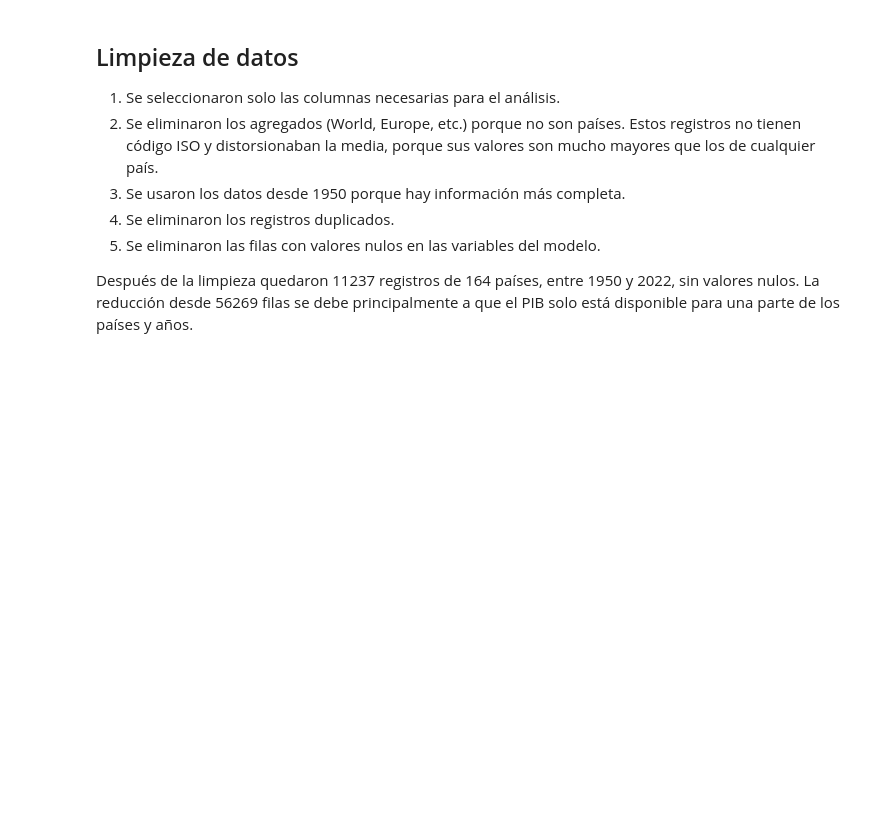
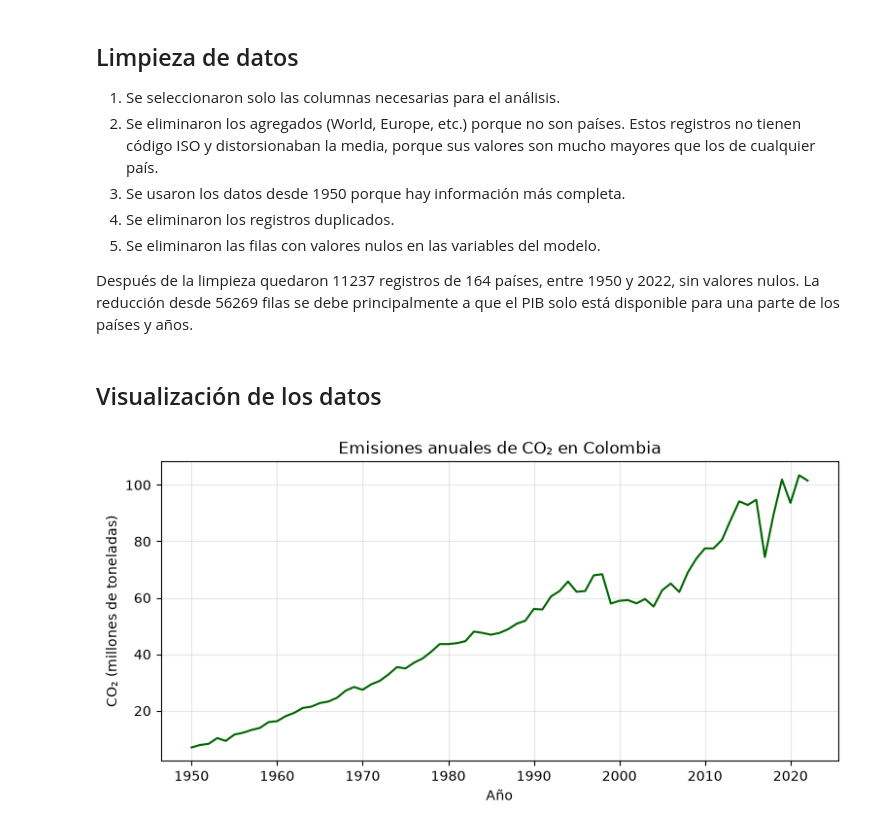
Before and after one commit to C4mila-H/Actividad-4, a Jupyter notebook: Actividad4_CO2.ipynb, the cells around one changed output. Cells and saved outputs as stored; diff of their text form; code cells hidden in the pictures; blank space fills up the shorter version.

```diff
--- a/Actividad4_CO2.ipynb
+++ b/Actividad4_CO2.ipynb
@@ -133,3 +133,17 @@ dtype: int64
 5. Se eliminaron las filas con valores nulos en las variables del modelo.
 
 Después de la limpieza quedaron 11237 registros de 164 países, entre 1950 y 2022, sin valores nulos. La reducción desde 56269 filas se debe principalmente a que el PIB solo está disponible para una parte de los países y años.
+# %% [markdown]
+## Visualización de los datos
+# %%
+col = df_clean[df_clean["country"] == "Colombia"]
+
+plt.figure(figsize=(9, 4))
+plt.plot(col["year"], col["co2"], color="darkgreen")
+plt.title("Emisiones anuales de CO₂ en Colombia")
+plt.xlabel("Año")
+plt.ylabel("CO₂ (millones de toneladas)")
+plt.grid(alpha=0.3)
+plt.show()
+# %% [output]
+[figure, added]
```
Also changed, not shown: parts of 5 cells of this notebook.
